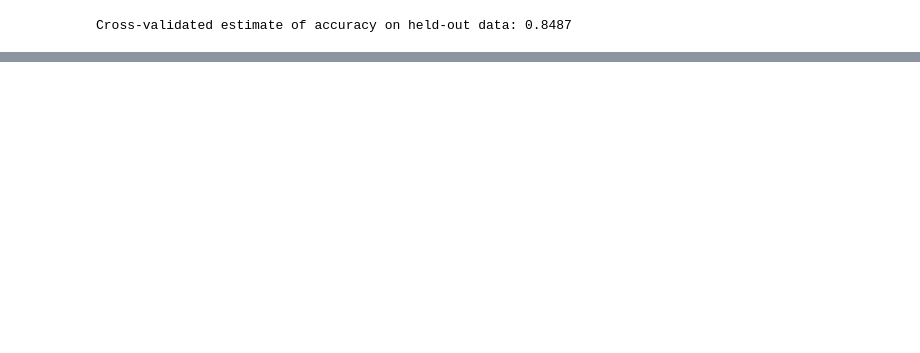
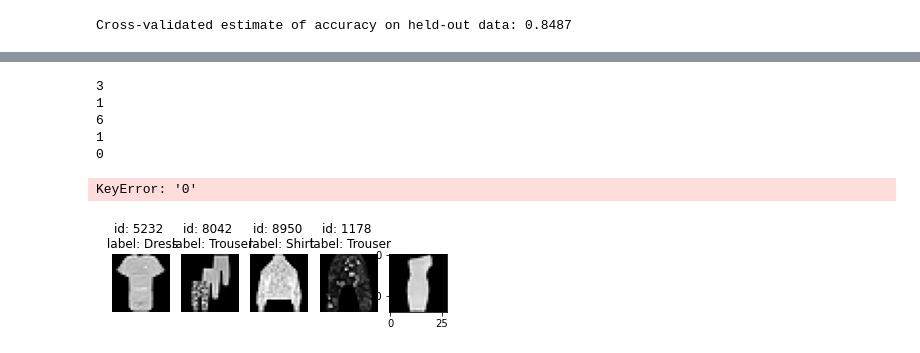
Before and after one commit to craven95/Clean_fashion_mnist, a Jupyter notebook: main.ipynb, the cells around one changed output, grey strips where cells are left out. Saved outputs shown, nothing was run; the diff lists cells and outputs as text; code cells hidden in the pictures; blank space fills up the shorter version.

Commit message:
label errors

```diff
--- a/main.ipynb
+++ b/main.ipynb
@@ -33,7 +33,7 @@ fmnist_train = fmnist_train.iloc[:,1:]
 
 label_fmnist_test.shape
 Y_test = label_fmnist_test.to_numpy()
-Y_test = Y_test.astype('float32')
+Y_test = Y_test.astype('int32')
 # Y_test = torch.from_numpy(Y_test)
 # print(Y_test)
 # %%
@@ -109,5 +109,6 @@ y_torch = torch.from_numpy(y)
 # %%
-ranked_label_issues = find_label_issues(y, pred_probs)
+method = 'both'
+ranked_label_issues = find_label_issues(y, pred_probs,filter_by=method,return_indices_ranked_by="self_confidence")
 
 print(f"Cleanlab found {len(ranked_label_issues)} label issues.")
 print("Here are the indices of the top 15 most likely label errors:\n"
@@ -120,0 +121,32 @@ Here are the indices of the top 15 most likely label errors:
+# %%
+fashion_dico = {
+    '0':'T-shirt/top',
+    '1':'Trouser',
+    '2':'Pullover',
+    '3':'Dress',
+    '4':'Coat',
+    '5':'Sandal',
+    '6':'Shirt',
+    '7':'Sneaker',
+    '8':'Bag',
+    '9':'Ankle boot'
+}
+def plot_examples(id_iter, nrows=1, ncols=1):
+    for count, id in enumerate(id_iter):
+        plt.subplot(nrows, ncols, count + 1)
+        plt.imshow(X[id].reshape(28, 28), cmap="gray")
+        fashion_id = str(y[id])
+        plt.title(f"id: {id} \n label: {fashion_dico[fashion_id]}")
+        plt.axis("off")
+
+    plt.tight_layout(h_pad=2.0)
+# %%
+plot_examples(ranked_label_issues[range(15)], 3, 5)
+# %% [output]
+3
+1
+6
+1
+0
+KeyError: '0'
+[figure, added]
```
Also changed, not shown: parts of 4 cells of this notebook.
